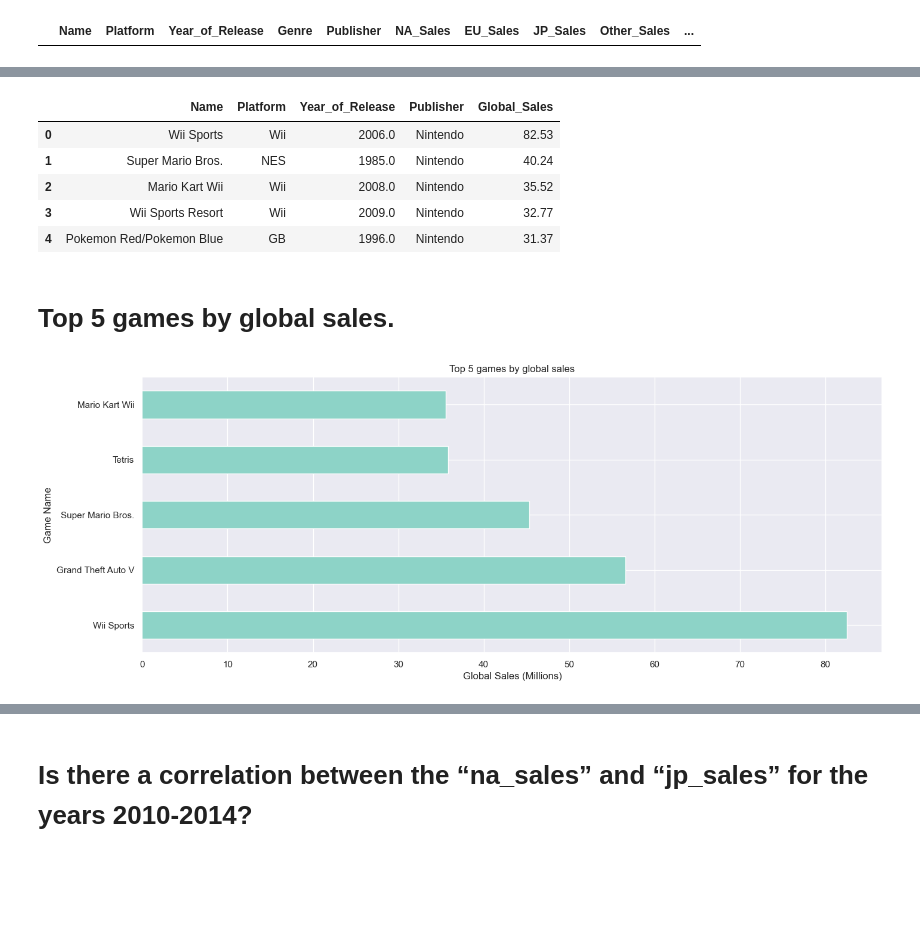
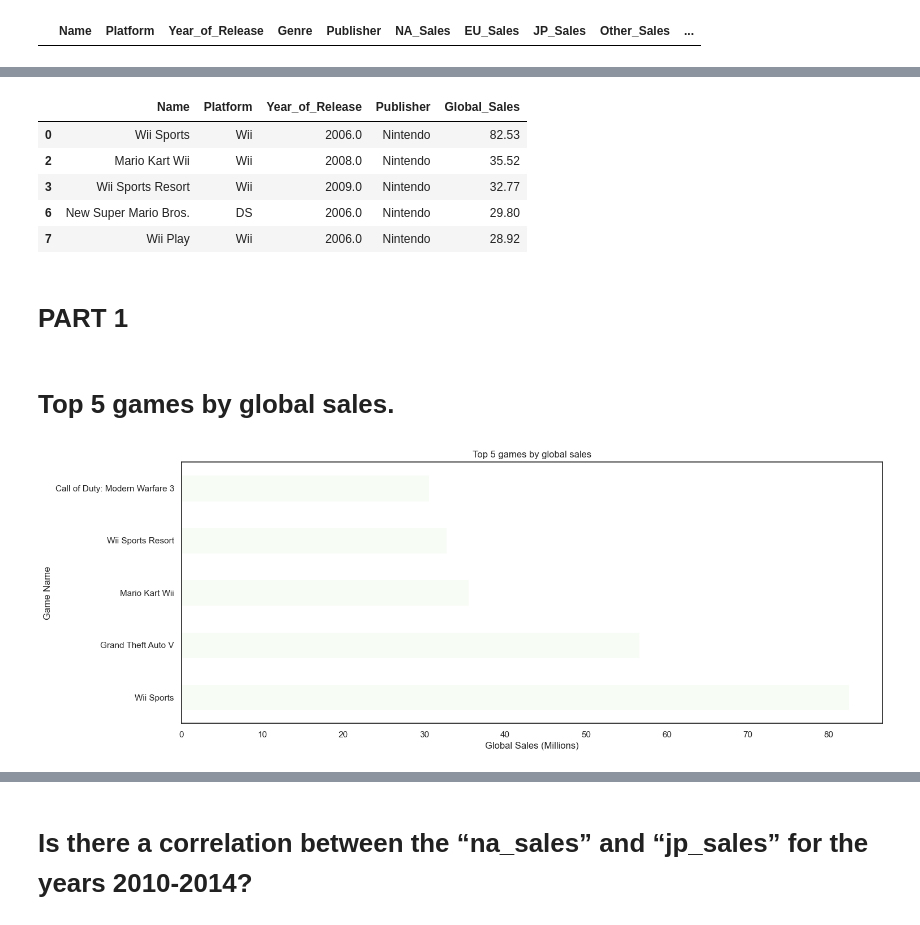
Before and after one commit to CiaraB123/Data_Viz, a Jupyter notebook: CiaraBarron_DVizHDip_CA1.ipynb, the cells around one changed output, grey strips where cells are left out. Cells and saved outputs as stored; diff of their text form; code cells hidden in the pictures; blank space fills up the shorter version.

```diff
--- a/CiaraBarron_DVizHDip_CA1.ipynb
+++ b/CiaraBarron_DVizHDip_CA1.ipynb
@@ -104,6 +91,4 @@ duplicate_rows_df = df[df.duplicated()]
 print('number of duplicate rows: ', duplicate_rows_df.shape)
 # %% [output]
 number of duplicate rows:  (0, 16)
-# %%
-df.drop_duplicates(subset=['Name', 'Platform'], inplace=True)
 # %%
@@ -170,9 +158,6 @@ df.dropna(subset=['Year_of_Release'], inplace=True)
 # %%
 df['Rating'].fillna('Unknown', inplace=True)
 #I choose to replace the empty features in the 'Rating' column with unknown
-# %%
-df.drop(['Developer'] ,inplace =True, axis =1)
-#Dropping this column altogether as there is nearly 40% missing values
 # %%
 df.info()
 # %% [output]
@@ -199,2 +181,5 @@ memory usage: 1.8+ MB
+# %%
+#For the developer column I will drop rows with missing values
+df.dropna(subset=['Developer'], inplace=True)
 # %%
 #Look at 'Year_of_Release' closer
@@ -230,21 +219,23 @@ df[['Name', 'Platform', 'Year_of_Release','Publisher','Global_Sales']].head(5).s
 # %% [output]
 |  | Name | Platform | Year_of_Release | Publisher | Global_Sales |
 | 0 | Wii Sports | Wii | 2006.0 | Nintendo | 82.53 |
-| 1 | Super Mario Bros. | NES | 1985.0 | Nintendo | 40.24 |
 | 2 | Mario Kart Wii | Wii | 2008.0 | Nintendo | 35.52 |
 | 3 | Wii Sports Resort | Wii | 2009.0 | Nintendo | 32.77 |
-| 4 | Pokemon Red/Pokemon Blue | GB | 1996.0 | Nintendo | 31.37 |
+| 6 | New Super Mario Bros. | DS | 2006.0 | Nintendo | 29.80 |
+| 7 | Wii Play | Wii | 2006.0 | Nintendo | 28.92 |
+# %% [markdown]
+# PART 1
 # %% [markdown]
 # Top 5 games by global sales.
 # %%
-lmdata = df.groupby('Name')[['Name','Global_Sales']].sum().sort_values('Global_Sales', ascending = False).head(5)
+globaldata = df.groupby('Name')[['Name','Global_Sales']].sum().sort_values('Global_Sales', ascending = False).head(5)
 
-lmdata['Global_Sales'].plot(kind='barh',
+globaldata['Global_Sales'].plot(kind='barh',
                             figsize=(16, 6),
-                            colormap='Set3',
+                            colormap='Greens',
                             xlabel='Global Sales (Millions)',
                             title='Top 5 games by global sales')
 plt.ylabel('Game Name')
 plt.show()
 # %% [output]
-[figure, old version]
+[figure, new version]
```
Also changed, not shown: parts of 29 cells of this notebook.
